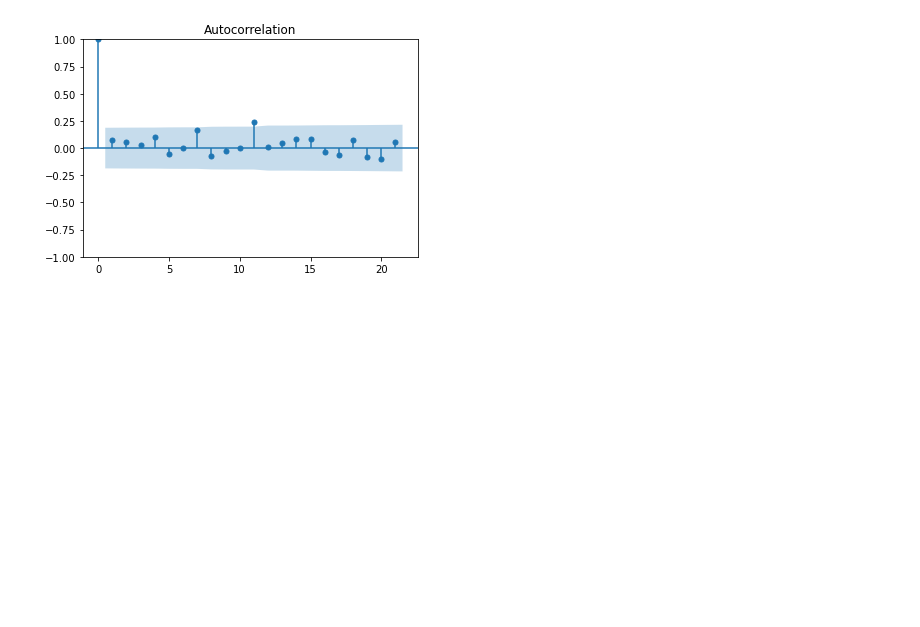
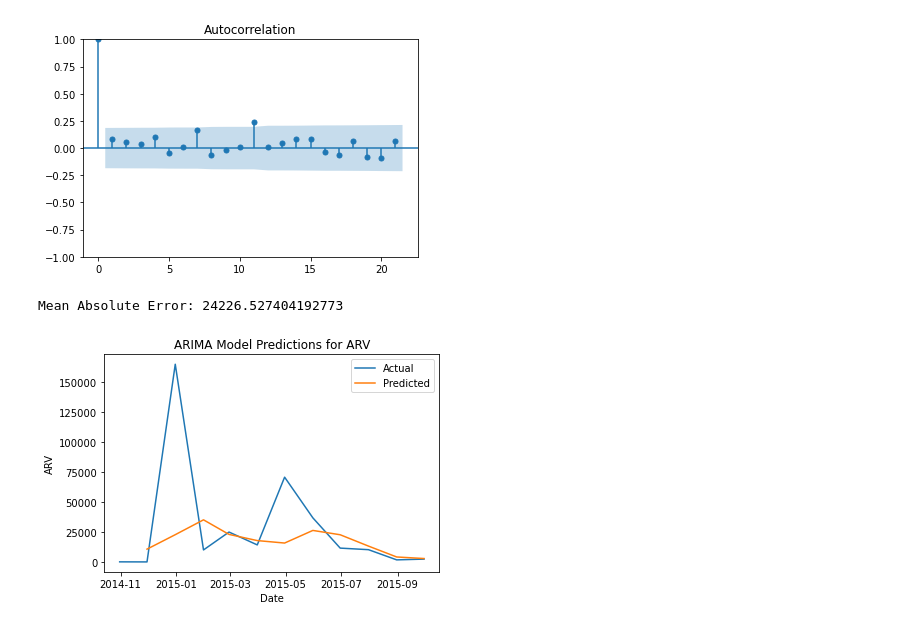
Before and after one commit to SBeyzaU/Demand-Forecasting, a Jupyter notebook: Working.ipynb, the cells around one changed output. Drawn from its saved outputs; the diff is of its cells as text; code cells hidden in the pictures; blank space fills up the shorter version.

Commit message:
sarima model and grid search

```diff
--- a/Working.ipynb
+++ b/Working.ipynb
@@ -504,6 +506,35 @@ plot_acf(ts_df['ARV']);
 # %% [output]
 [figure]
 [figure]
+# %%
+# Train-test split
+train_data = ts_df.loc[:'09-2014']
+test_data = ts_df.loc['10-2014':]
+
+# SARIMA model
+model = sm.tsa.statespace.SARIMAX(train_data['ARV'], order=(0,0,1), seasonal_order=(1,1,1,12), enforce_stationarity=False, enforce_invertibility=False)
+results = model.fit()
+
+# Predictions
+arv_pred = results.predict(start='11-2014', end='9-2015')
+
+# Error
+mae = pd.Series.abs(arv_pred - test_data['ARV']).mean()
+print('Mean Absolute Error:', mae)
+# %% [output]
+Mean Absolute Error: 24226.527404192773
+# %%
+plt.plot(test_data.index, test_data['ARV'], label='Actual')
+plt.plot(arv_pred.index, arv_pred, label='Predicted')
+
+plt.title('ARIMA Model Predictions for ARV')
+plt.xlabel('Date')
+plt.ylabel('ARV')
+plt.legend()
+
+plt.show()
+# %% [output]
+[figure, added]
 # %%
 plot_pacf(ts_df['HRDT'], method='ywm');
 plot_acf(ts_df['HRDT']);
```
Also changed, not shown: parts of 16 cells of this notebook.
